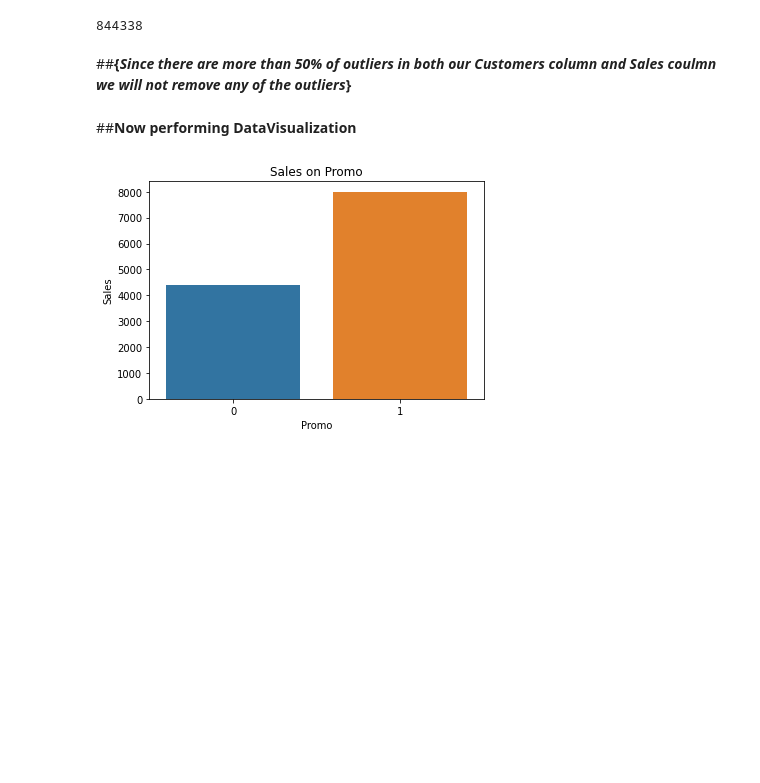
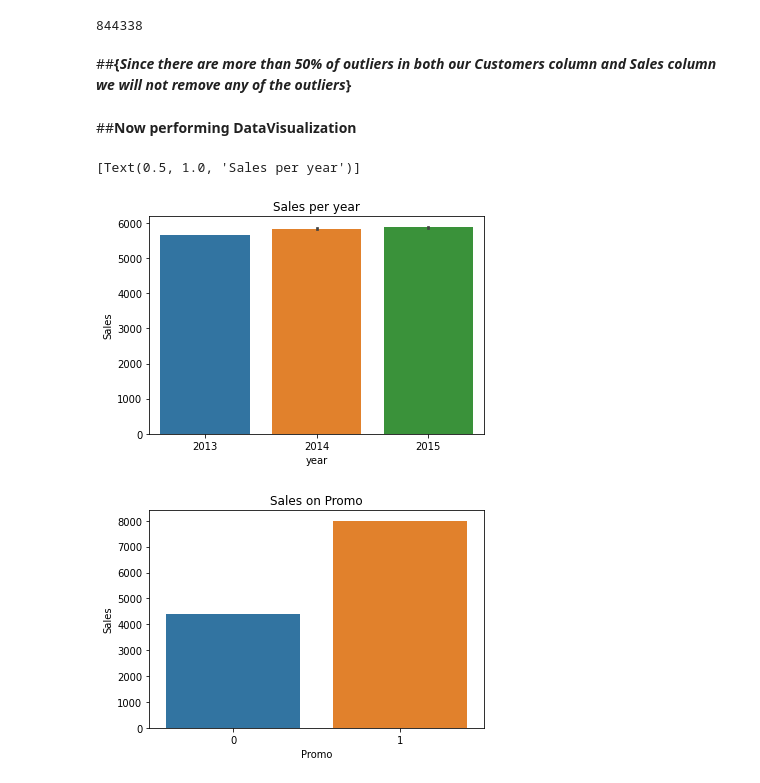
Before and after one commit to Aman7Rathore/Rossmann-Sales-Prediction-, a Jupyter notebook: Copy_of_Rossmann_Sales_Prediction_Capstone_Project.ipynb, the cells around one changed output. Drawn from its saved outputs; the diff is of its cells as text; code cells hidden in the pictures; blank space fills up the shorter version.

```diff
--- a/Copy_of_Rossmann_Sales_Prediction_Capstone_Project.ipynb
+++ b/Copy_of_Rossmann_Sales_Prediction_Capstone_Project.ipynb
@@ -196,9 +199,14 @@ print(len(outlier))
 # %% [output]
 844338
 # %% [markdown]
-##**{*Since there are more than 50% of outliers in both our Customers column and Sales  coulmn we will not remove any of the outliers*}**
+##**{*Since there are more than 50% of outliers in both our Customers column and Sales  column we will not remove any of the outliers*}**
 # %% [markdown]
 ##**Now performing DataVisualization**
+# %%
+sns.barplot(x='year',y='Sales',data=df).set(title='Sales per year')
+# %% [output]
+[Text(0.5, 1.0, 'Sales per year')]
+[figure, added]
 # %%
 sns.barplot(x='Promo',y='Sales',data=df).set(title='Sales on Promo')
 plt.show()
```
Also changed, not shown: parts of 24 cells of this notebook.
